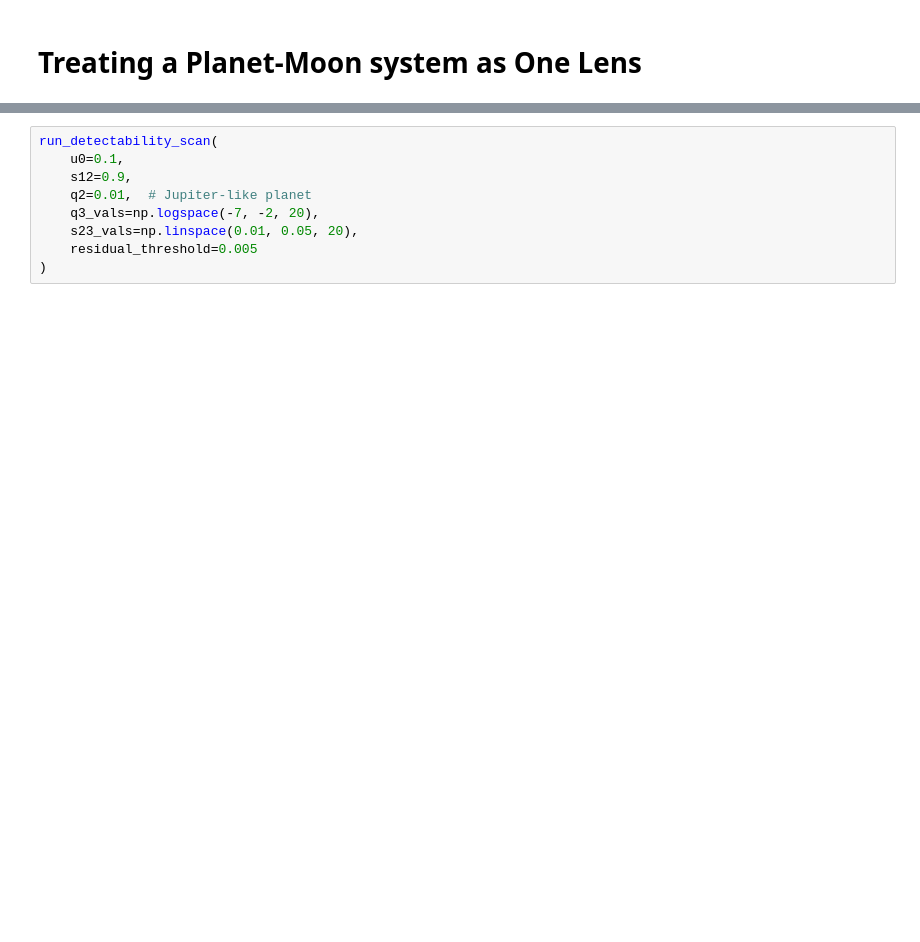
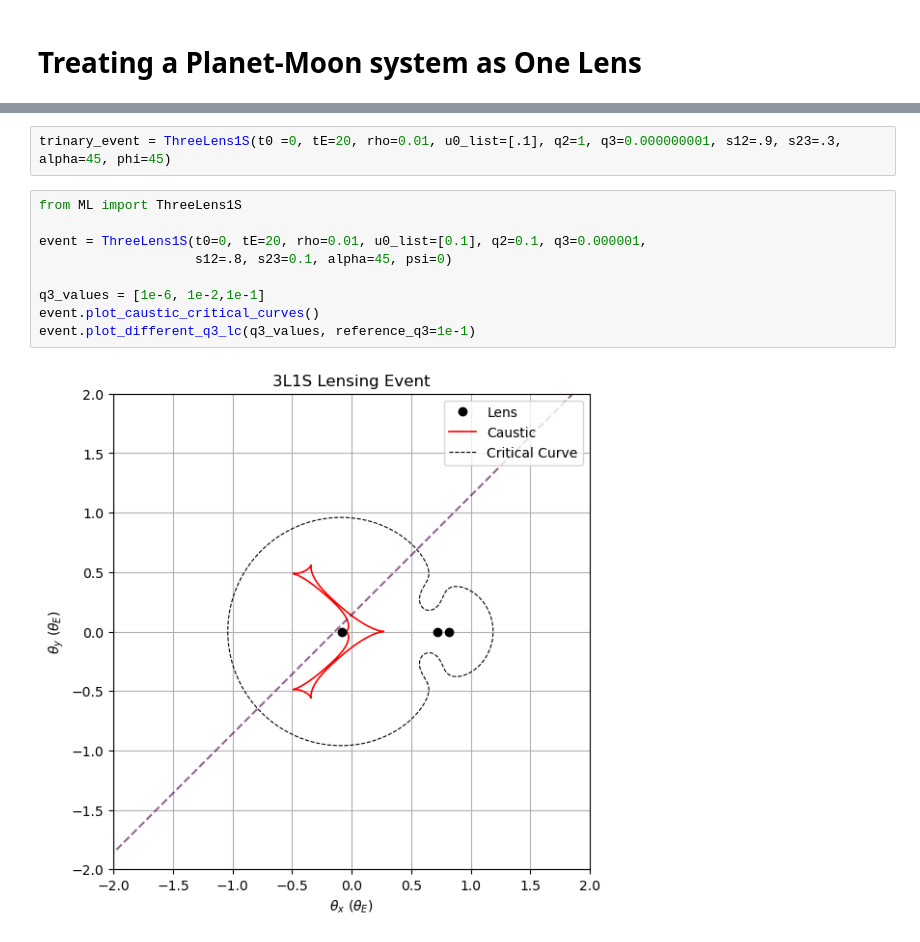
Before and after one commit to AmberLee2427/SURP25, a Jupyter notebook: Microlensing/ComparingLightCurves.ipynb, the cells around one changed output, grey strips where cells are left out. Saved outputs shown, nothing was run; the diff lists cells and outputs as text; blank space fills up the shorter version.

```diff
--- a/Microlensing/ComparingLightCurves.ipynb
+++ b/Microlensing/ComparingLightCurves.ipynb
@@ -267,9 +218,13 @@ Error:
-# %%
-run_detectability_scan(
-    u0=0.1,
-    s12=0.9,
-    q2=0.01,  # Jupiter-like planet
-    q3_vals=np.logspace(-7, -2, 20),
-    s23_vals=np.linspace(0.01, 0.05, 20),
-    residual_threshold=0.005
-)
+# %%
+trinary_event = ThreeLens1S(t0 =0, tE=20, rho=0.01, u0_list=[.1], q2=1, q3=0.000000001, s12=.9, s23=.3, alpha=45, phi=45)
+# %%
+from ML import ThreeLens1S
+
+event = ThreeLens1S(t0=0, tE=20, rho=0.01, u0_list=[0.1], q2=0.1, q3=0.000001,
+                    s12=.8, s23=0.1, alpha=45, psi=0)
+
+q3_values = [1e-6, 1e-2,1e-1]
+event.plot_caustic_critical_curves()
+event.plot_different_q3_lc(q3_values, reference_q3=1e-1)
+# %% [output]
+[figure, added]
```
Also changed, not shown: parts of 6 cells of this notebook, 1 other file.
